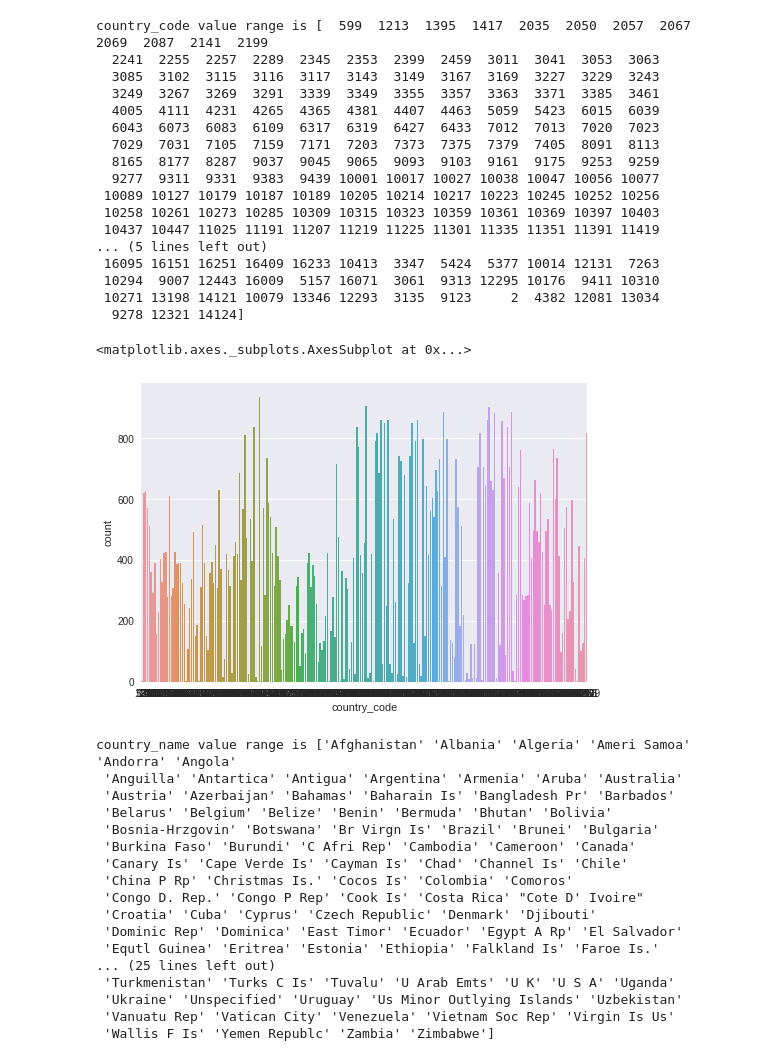
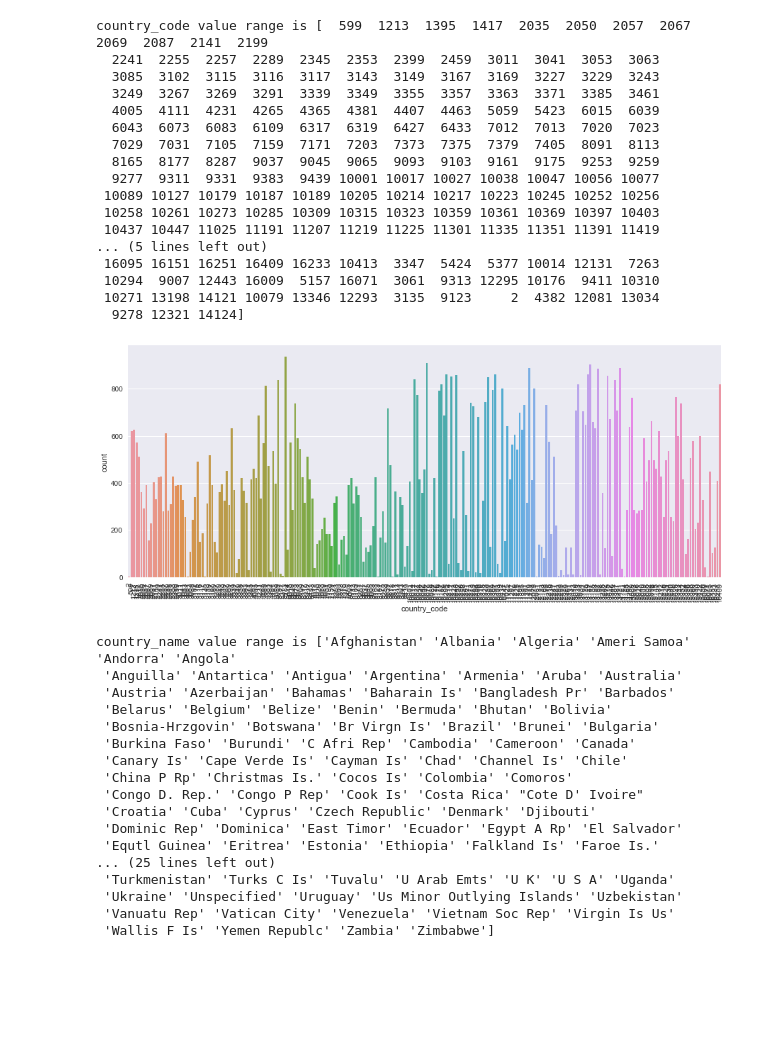
Before and after one commit to liam-august-h/for_kaggle, a Jupyter notebook: Import_and_Export_by_India_from_2014_to_2017/practice.ipynb, the cells around one changed output. Saved outputs shown, nothing was run; the diff lists cells and outputs as text; code cells hidden in the pictures; blank space fills up the shorter version.

```diff
--- a/Import_and_Export_by_India_from_2014_to_2017/practice.ipynb
+++ b/Import_and_Export_by_India_from_2014_to_2017/practice.ipynb
@@ -176,11 +239,12 @@ country_code value range is [  599  1213  1395  1417  2035  2050  2057  2067  20
  10294  9007 12443 16009  5157 16071  3061  9313 12295 10176  9411 10310
  10271 13198 14121 10079 13346 12293  3135  9123     2  4382 12081 13034
   9278 12321 14124]
-# %%
-sns.countplot(x='country_code', data=data)
-# %% [output]
-<matplotlib.axes._subplots.AxesSubplot at 0x...>
-[figure, removed]
+# %%
+f, ax = plt.subplots(figsize = (15, 6))
+sns.countplot(x='country_code', data=data)
+plt.xticks(rotation=90);
+# %% [output]
+[figure, added]
 # %%
 print "country_name value range is " + str(np.sort(data['country_name'].unique()))
 # %% [output]
```
Also changed, not shown: parts of 82 cells of this notebook.
